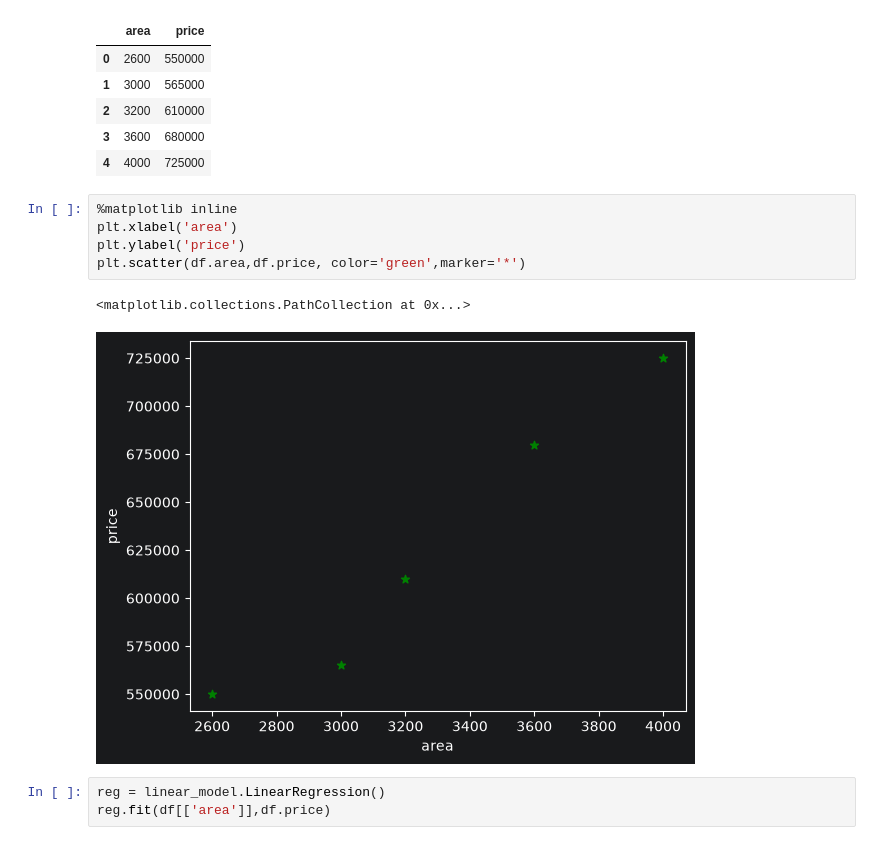
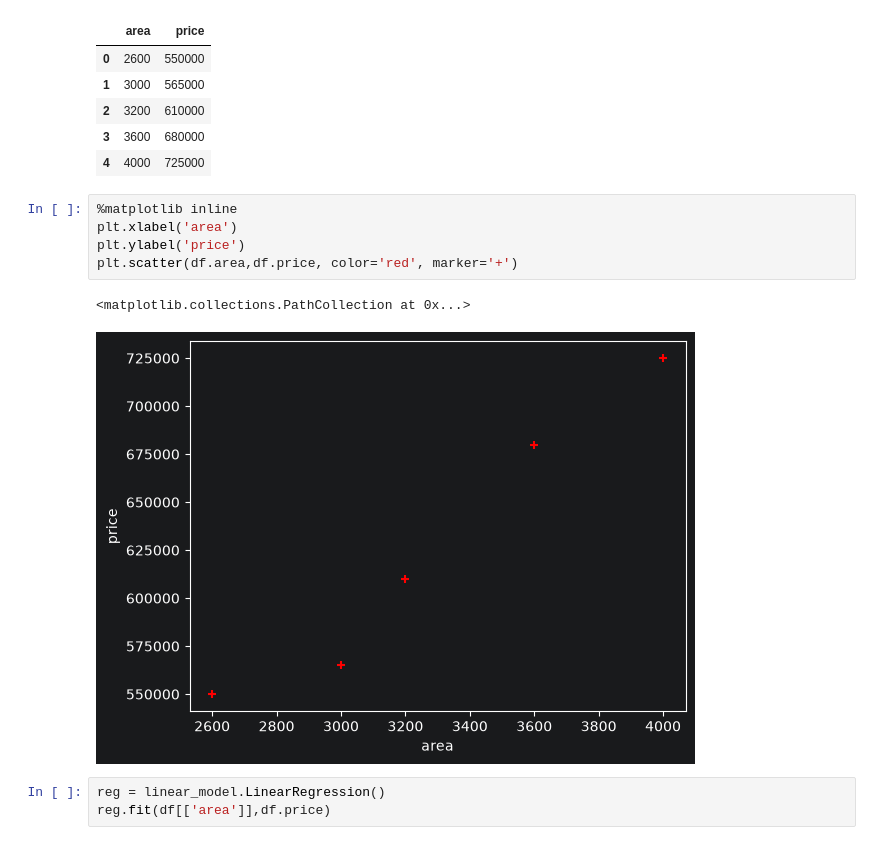
Before and after one commit to asilbek2706/AIML, a Jupyter notebook: homePrices.ipynb, the cells around one changed output. Drawn from its saved outputs; the diff is of its cells as text.

```diff
--- a/homePrices.ipynb
+++ b/homePrices.ipynb
@@ -16,11 +16,11 @@ df
 # %%
 %matplotlib inline
 plt.xlabel('area')
 plt.ylabel('price')
-plt.scatter(df.area,df.price, color='green',marker='*')
+plt.scatter(df.area,df.price, color='red', marker='+')
 # %% [output]
 <matplotlib.collections.PathCollection at 0x...>
-[figure, old version]
+[figure, new version]
 # %%
 reg = linear_model.LinearRegression()
 reg.fit(df[['area']],df.price)
```
Also changed, not shown: parts of 1 cell of this notebook, 1 other file.
